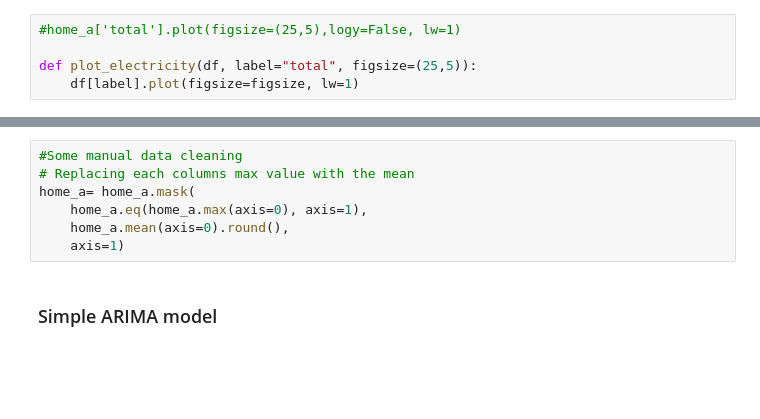
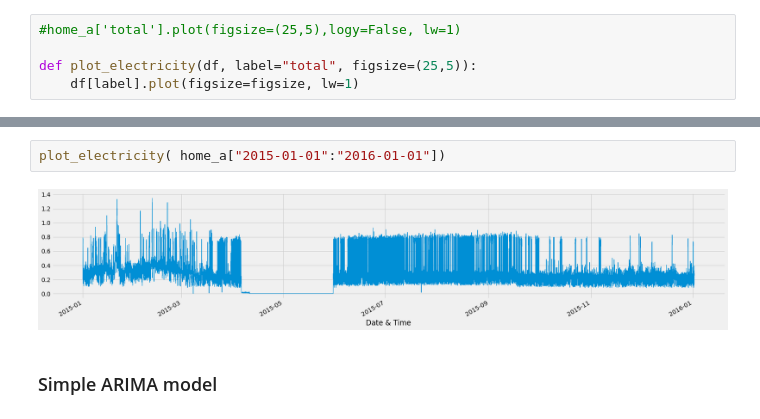
Before and after one commit to danbm94/masterthesis, a Jupyter notebook: thesis.ipynb, the cells around one changed output, grey strips where cells are left out. Saved outputs shown, nothing was run; the diff lists cells and outputs as text; blank space fills up the shorter version.

```diff
--- a/thesis.ipynb
+++ b/thesis.ipynb
@@ -181,10 +177,7 @@ home_a.describe()
-# %%
-#Some manual data cleaning
-# Replacing each columns max value with the mean
-home_a= home_a.mask(
-    home_a.eq(home_a.max(axis=0), axis=1),
-    home_a.mean(axis=0).round(),
-    axis=1)
+# %%
+plot_electricity( home_a["2015-01-01":"2016-01-01"])
+# %% [output]
+[figure, added]
 # %% [markdown]
 ### Simple ARIMA model
 # %%
```
Also changed, not shown: parts of 27 cells of this notebook.
